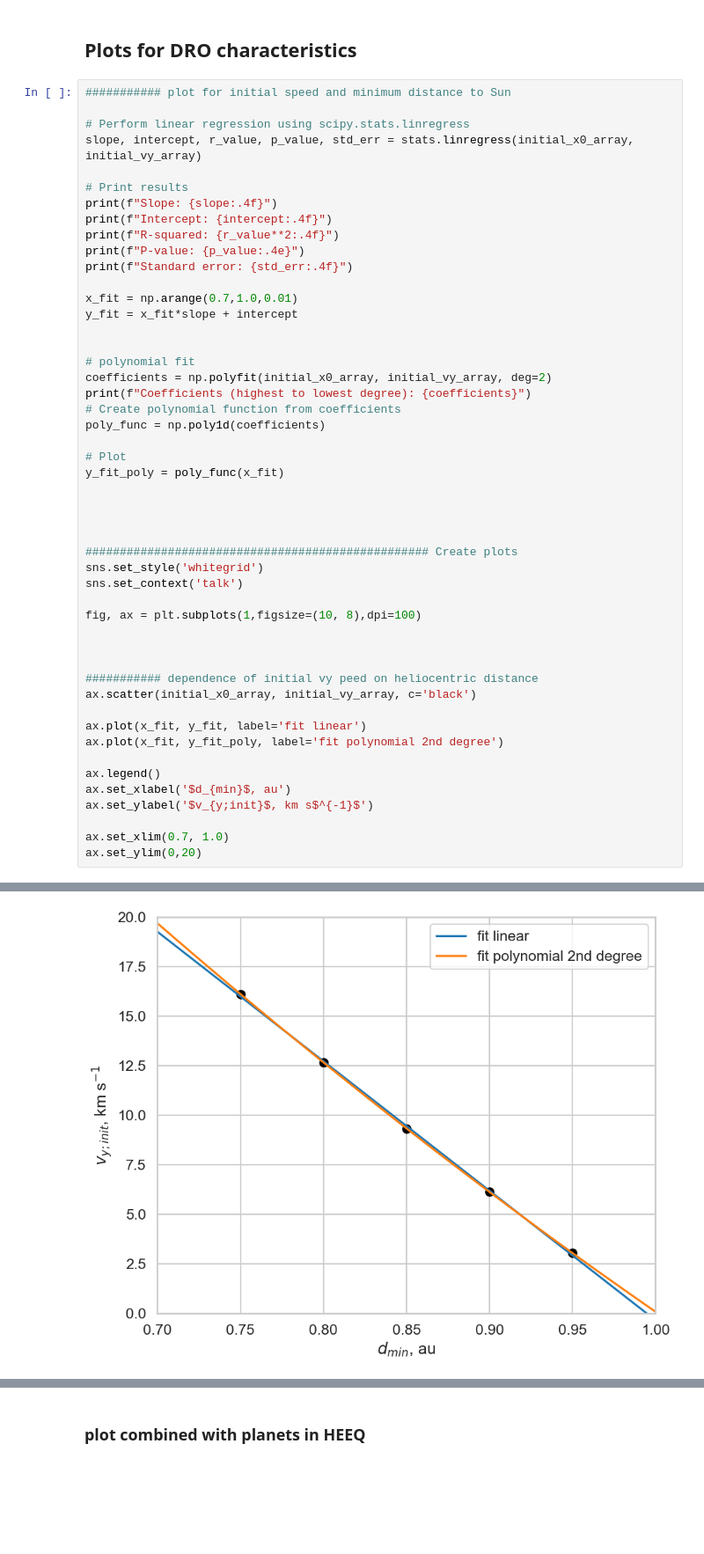
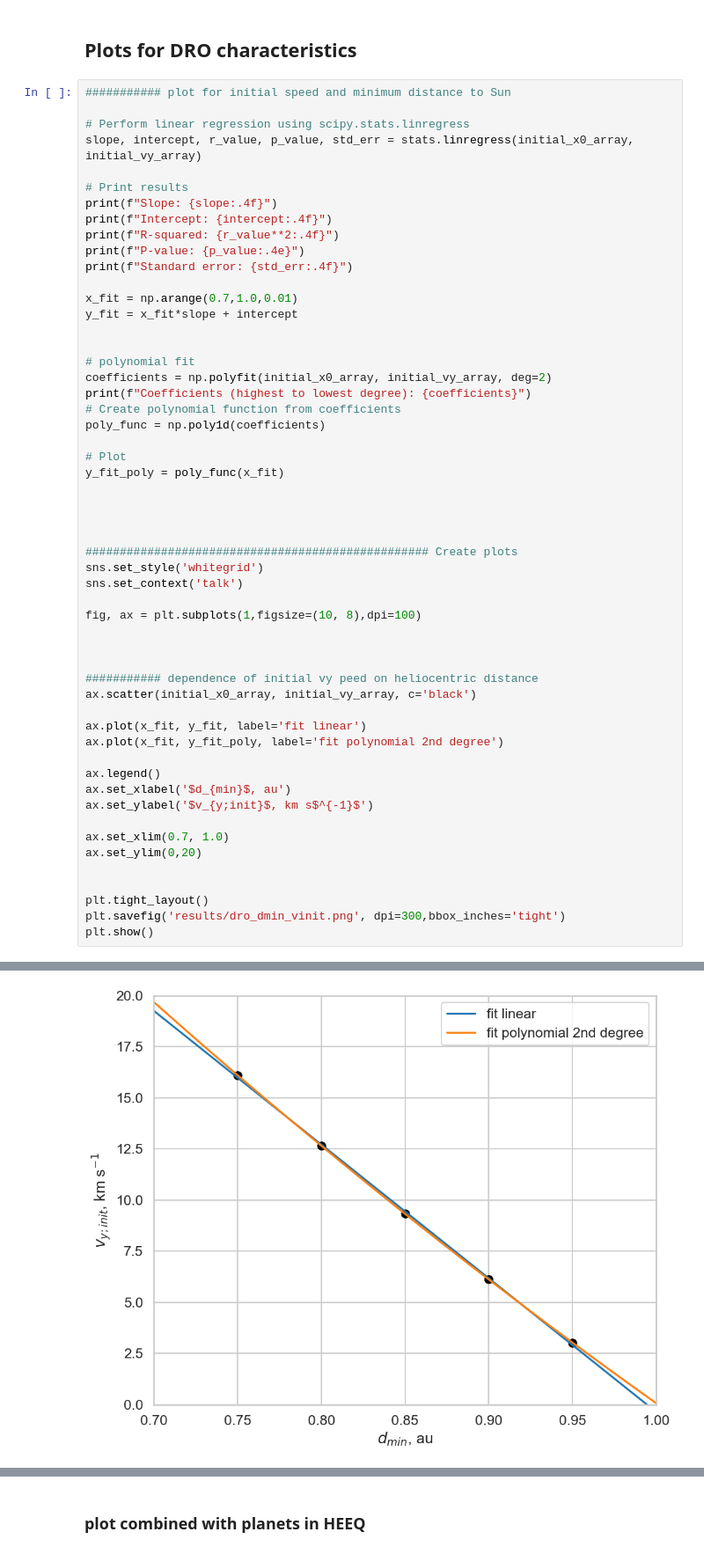
Before and after one commit to cmoestl/dro_orbits, a Jupyter notebook: dro.ipynb, the cells around one changed output, grey strips where cells are left out. Shown at 88% size. Saved outputs shown, nothing was run; the diff lists cells and outputs as text; blank space fills up the shorter version.

```diff
--- a/dro.ipynb
+++ b/dro.ipynb
@@ -606,6 +607,11 @@ ax.set_ylabel('$v_{y;init}$, km s$^{-1}$')
 
 ax.set_xlim(0.7, 1.0)
 ax.set_ylim(0,20)
+
+
+plt.tight_layout()
+plt.savefig('results/dro_dmin_vinit.png', dpi=300,bbox_inches='tight')
+plt.show()
 # %% [output]
 Slope: -65.3624
 Intercept: 65.0103
@@ -617,4 +622,4 @@ Coefficients (highest to lowest degree): [  24.47428571 -106.96868571   82.57058
-[figure, old version]
+[figure, new version]
 # %%
 ####### relationship between minimum distance and widest point in y in au
 sns.set_style('whitegrid')
```
Also changed, not shown: parts of 15 cells of this notebook, 11 other files.
